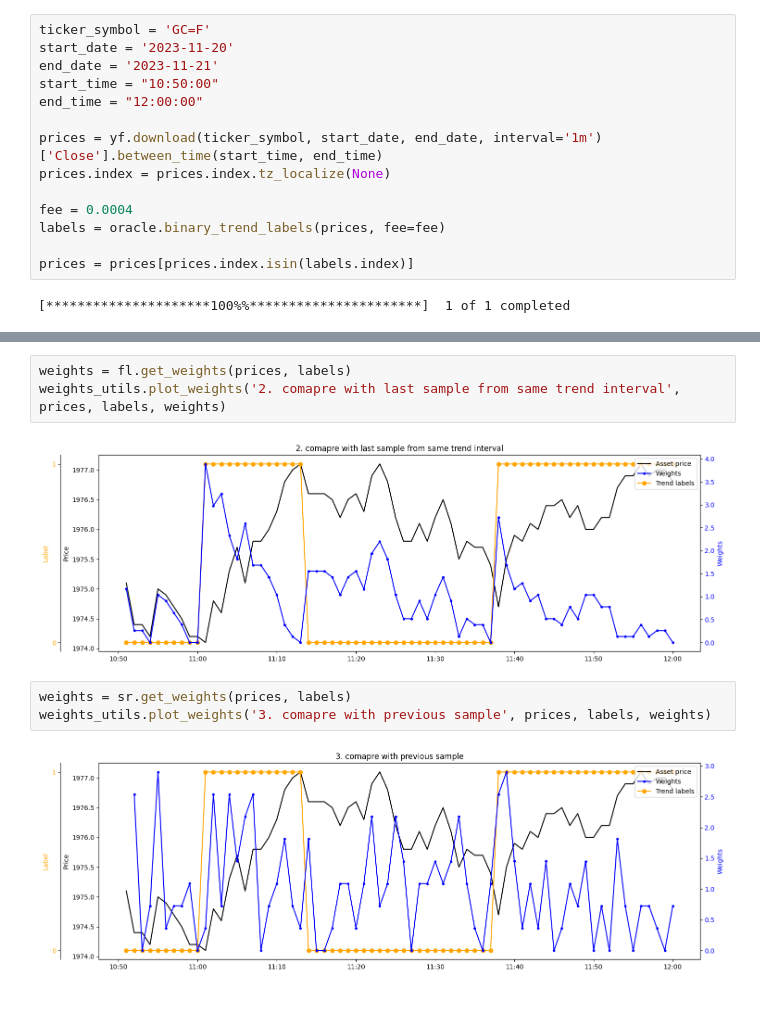
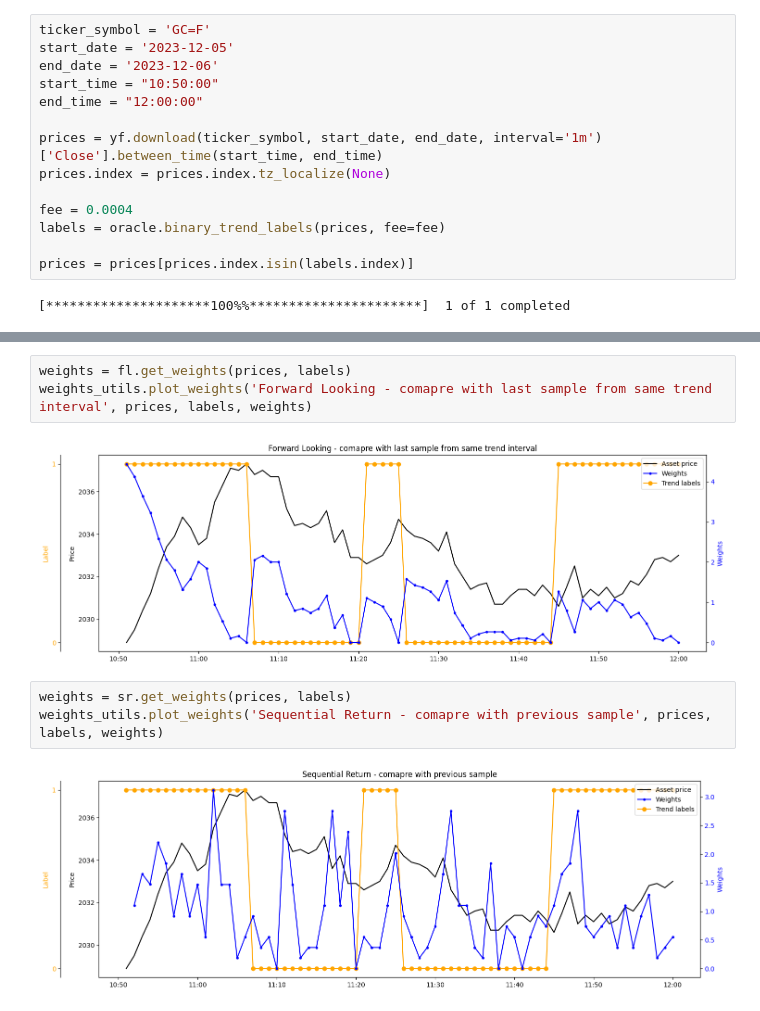
Before and after one commit to MDzaja/MasterThesis, a Jupyter notebook: weights/test.ipynb, the cells around one changed output, grey strips where cells are left out. Cells and saved outputs as stored; diff of their text form.

```diff
--- a/weights/test.ipynb
+++ b/weights/test.ipynb
@@ -15,8 +15,8 @@ import sequential_return as sr
 import trend_interval_return as tir
 # %%
 ticker_symbol = 'GC=F'
-start_date = '2023-11-20'
-end_date = '2023-11-21'
+start_date = '2023-12-05'
+end_date = '2023-12-06'
 start_time = "10:50:00"
 end_time = "12:00:00"
 
@@ -37,12 +37,12 @@ weights_utils.plot_weights('1. comapre with first sample from same trend interva
 # %%
 weights = fl.get_weights(prices, labels)
-weights_utils.plot_weights('2. comapre with last sample from same trend interval', prices, labels, weights)
+weights_utils.plot_weights('Forward Looking - comapre with last sample from same trend interval', prices, labels, weights)
 # %% [output]
-[figure, old version]
+[figure, new version]
 # %%
 weights = sr.get_weights(prices, labels)
-weights_utils.plot_weights('3. comapre with previous sample', prices, labels, weights)
+weights_utils.plot_weights('Sequential Return - comapre with previous sample', prices, labels, weights)
 # %% [output]
-[figure, old version]
+[figure, new version]
 # %%
 weights = tir.get_weights(prices, labels)
```
Also changed, not shown: parts of 3 cells of this notebook, 9 other files.
